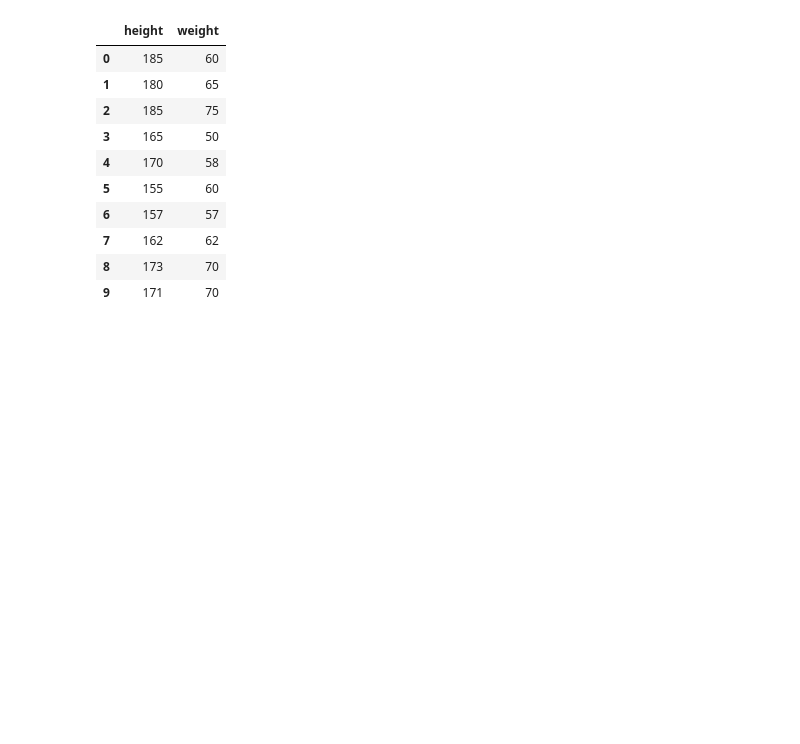
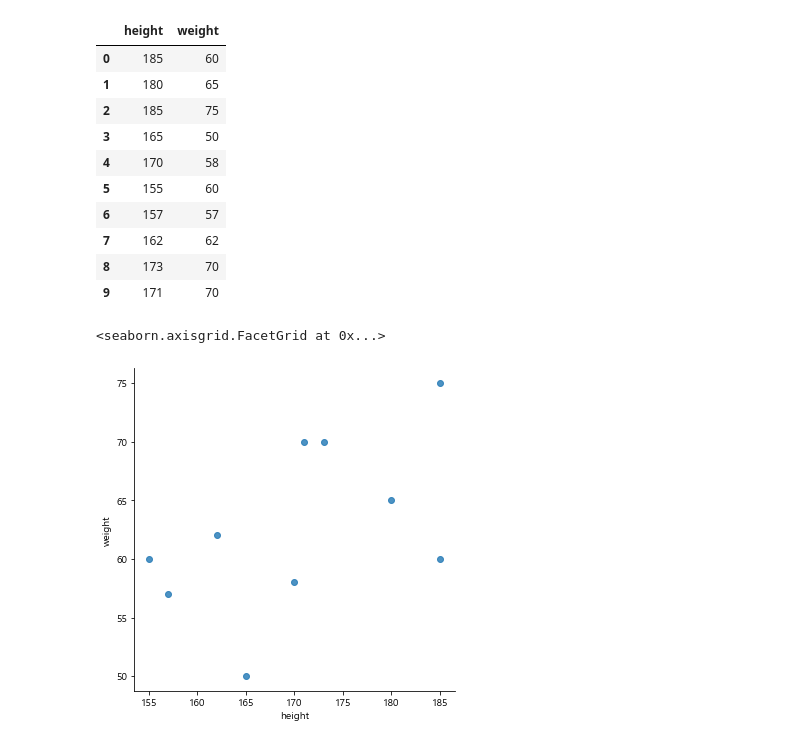
Before and after one commit to not147/PythonBasic, a Jupyter notebook: pythonwork/ai/5_기타 알고리즘.ipynb, the cells around one changed output. Saved outputs shown, nothing was run; the diff lists cells and outputs as text; code cells hidden in the pictures; blank space fills up the shorter version.

```diff
--- a/pythonwork/ai/5_기타 알고리즘.ipynb
+++ b/pythonwork/ai/5_기타 알고리즘.ipynb
@@ -450,3 +453,8 @@ df
 | 7 | 162 | 62 |
 | 8 | 173 | 70 |
 | 9 | 171 | 70 |
+# %%
+sns.lmplot("height", "weight", data=df, fit_reg=False)
+# %% [output]
+<seaborn.axisgrid.FacetGrid at 0x...>
+[figure, added]
```
Also changed, not shown: parts of 60 cells of this notebook, 2 other files.
